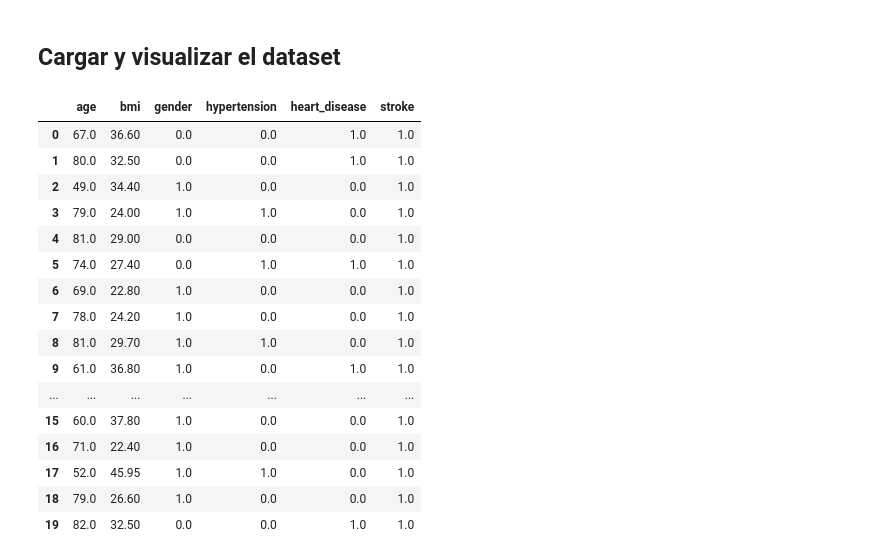
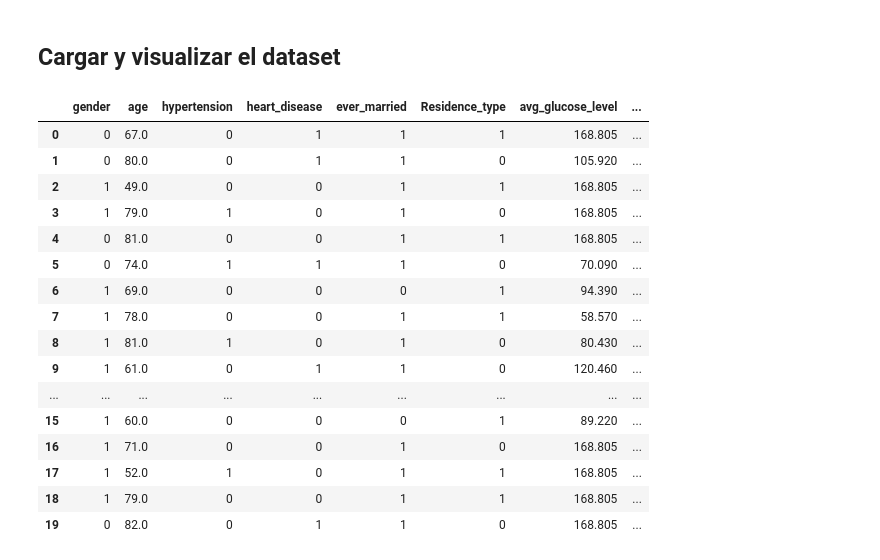
Before and after one commit to Bootcamp-IA-P4/brainstroke-navm, a Jupyter notebook: model/models.ipynb, the cells around one changed output. Cells and saved outputs as stored; diff of their text form; code cells hidden in the pictures.

```diff
--- a/model/models.ipynb
+++ b/model/models.ipynb
@@ -14,23 +14,23 @@ from sklearn.neighbors import KNeighborsClassifier
 from imblearn.over_sampling import SMOTE
 from collections import Counter
 # %%
-df = pd.read_csv('../data/dataset_concatenado.csv')
+df = pd.read_csv('../data/dataset_encoded.csv')
 df.head(20)
 # %% [output]
-|  | age | bmi | gender | hypertension | heart_disease | stroke |
-| 0 | 67.0 | 36.60 | 0.0 | 0.0 | 1.0 | 1.0 |
-| 1 | 80.0 | 32.50 | 0.0 | 0.0 | 1.0 | 1.0 |
-| 2 | 49.0 | 34.40 | 1.0 | 0.0 | 0.0 | 1.0 |
-| 3 | 79.0 | 24.00 | 1.0 | 1.0 | 0.0 | 1.0 |
-| 4 | 81.0 | 29.00 | 0.0 | 0.0 | 0.0 | 1.0 |
-| 5 | 74.0 | 27.40 | 0.0 | 1.0 | 1.0 | 1.0 |
-| 6 | 69.0 | 22.80 | 1.0 | 0.0 | 0.0 | 1.0 |
-| 7 | 78.0 | 24.20 | 1.0 | 0.0 | 0.0 | 1.0 |
-| 8 | 81.0 | 29.70 | 1.0 | 1.0 | 0.0 | 1.0 |
-| 9 | 61.0 | 36.80 | 1.0 | 0.0 | 1.0 | 1.0 |
-| ... | ... | ... | ... | ... | ... | ... |
-| 15 | 60.0 | 37.80 | 1.0 | 0.0 | 0.0 | 1.0 |
-| 16 | 71.0 | 22.40 | 1.0 | 0.0 | 0.0 | 1.0 |
-| 17 | 52.0 | 45.95 | 1.0 | 1.0 | 0.0 | 1.0 |
-| 18 | 79.0 | 26.60 | 1.0 | 0.0 | 0.0 | 1.0 |
-| 19 | 82.0 | 32.50 | 0.0 | 0.0 | 1.0 | 1.0 |
+|  | gender | age | hypertension | heart_disease | ever_married | Residence_type | avg_glucose_level | ... |
+| 0 | 0 | 67.0 | 0 | 1 | 1 | 1 | 168.805 | ... |
+| 1 | 0 | 80.0 | 0 | 1 | 1 | 0 | 105.920 | ... |
+| 2 | 1 | 49.0 | 0 | 0 | 1 | 1 | 168.805 | ... |
+| 3 | 1 | 79.0 | 1 | 0 | 1 | 0 | 168.805 | ... |
+| 4 | 0 | 81.0 | 0 | 0 | 1 | 1 | 168.805 | ... |
+| 5 | 0 | 74.0 | 1 | 1 | 1 | 0 | 70.090 | ... |
+| 6 | 1 | 69.0 | 0 | 0 | 0 | 1 | 94.390 | ... |
+| 7 | 1 | 78.0 | 0 | 0 | 1 | 1 | 58.570 | ... |
+| 8 | 1 | 81.0 | 1 | 0 | 1 | 0 | 80.430 | ... |
+| 9 | 1 | 61.0 | 0 | 1 | 1 | 0 | 120.460 | ... |
+| ... | ... | ... | ... | ... | ... | ... | ... | ... |
+| 15 | 1 | 60.0 | 0 | 0 | 0 | 1 | 89.220 | ... |
+| 16 | 1 | 71.0 | 0 | 0 | 1 | 0 | 168.805 | ... |
+| 17 | 1 | 52.0 | 1 | 0 | 1 | 1 | 168.805 | ... |
+| 18 | 1 | 79.0 | 0 | 0 | 1 | 1 | 168.805 | ... |
+| 19 | 0 | 82.0 | 0 | 1 | 1 | 0 | 168.805 | ... |
```
Also changed, not shown: parts of 11 cells of this notebook, 2 other files.
